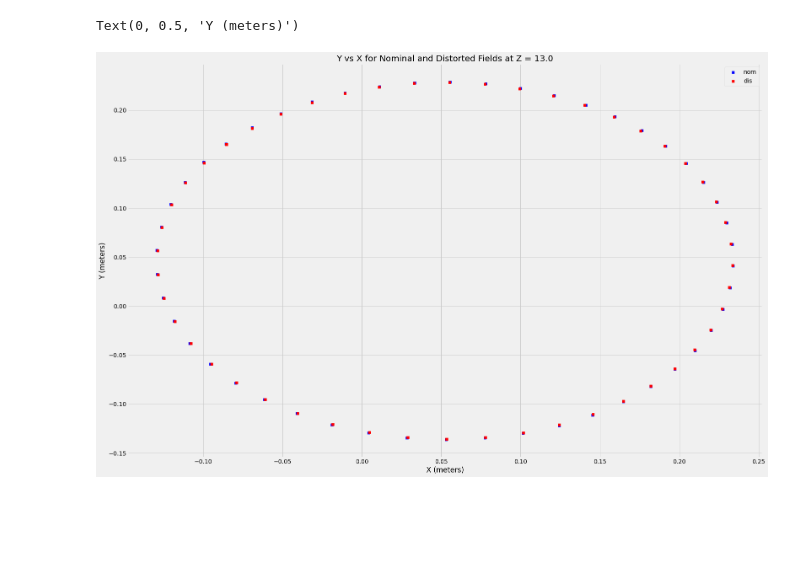
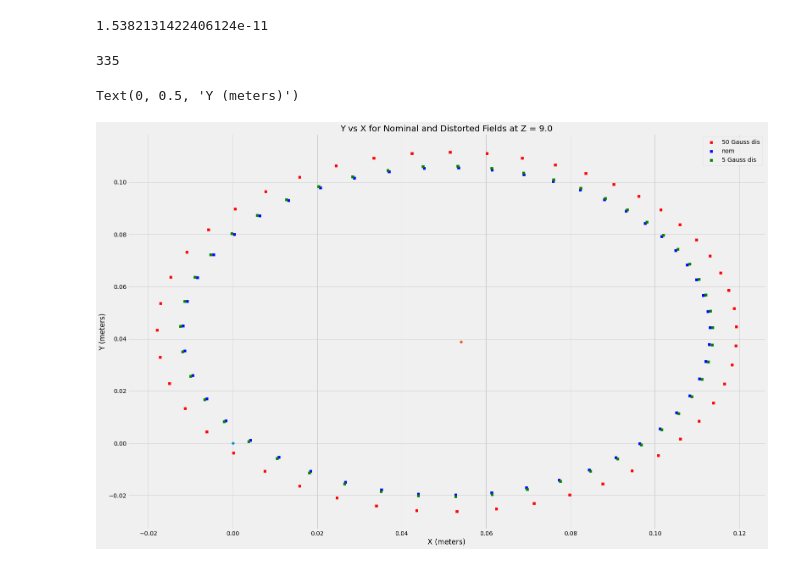
Before and after one commit to ckampa13/particle_EM_tracks, a Jupyter notebook: scripts/Darren/randomphi/Jupyter Notebooks/Readpkl(multipleparam).ipynb, the cells around one changed output. Cells and saved outputs as stored; diff of their text form; code cells hidden in the pictures; blank space fills up the shorter version.

```diff
--- a/scripts/Darren/randomphi/Jupyter Notebooks/Readpkl(multipleparam).ipynb
+++ b/scripts/Darren/randomphi/Jupyter Notebooks/Readpkl(multipleparam).ipynb
@@ -77,0 +152,13 @@ df
+# %%
+def gettimedifferences(phi, theta):
+    dfnew = df[(df['z']==13.0) & (np.isclose(df['theta'], theta, 1e-2)) & (df['field']==50.0) & (np.isclose(df['phi'], phi, 1e-2))]
+    dfnom = dfnew[dfnew['name']=='nom']
+    dfdis = dfnew[dfnew['name']=='dis']
+    return (dfnom['t'].values[0] - dfdis['t'].values[0])
+# %%
+np.unique(df['theta'])
+np.unique(df['field'])
+distances = []
+for phi in np.unique(df['phi']):
+    for theta in np.unique(df['theta'])[12:22]:
+        distances.append(gettimedifferences(phi, theta))
@@ -78,6 +180,21 @@ df
+# %%
+np.mean(distances)
+# %% [output]
+1.5382131422406124e-11
+# %%
+pos = []
+neg = []
+for distance in distances:
+    if distance > 0:
+        pos.append(distance)
+    if distance < 0:
+        neg.append(distance)
+len(pos)
+# %% [output]
+335
 # %%
-def restructure(df, z):
-    olddf = df[(np.isclose(df['theta'], np.pi/6, 1e-1))&(df['field'] == 5.0)&(df['z']==z)]
+def restructure(df, z, fieldval, thetaval):
+    olddf = df[(np.isclose(df['theta'], thetaval, 1e-3))&(df['field'] == fieldval)&(df['z']==z)]
 
     nomdata = []
     disdata = []
@@ -120,15 +237,25 @@ def restructure(df, z):
     return (uniquez, zval, fieldval, thetaval, nomphis, nomxs, nomys, nomrs, disphis, disxs, disys, disrs)
 # %%
 uniquez, zval, fieldval, thetaval, nomphis, nomxs, nomys, nomrs, disphis, \
-disxs, disys, disrs = restructure(df, 13)
+disxs, disys, disrs = restructure(df, 9, 50.0, 0.76936963)
+
+uniquez2, zval2, fieldval2, thetaval2, nomphis2, nomxs2, nomys2, nomrs2, disphis2, \
+disxs2, disys2, disrs2 = restructure(df, 9, 5.0, 0.76936963)
 # %%
 fig1 = plt.figure()
-plt.scatter(nomxs, nomys, c='b', marker='s', label='nom')
-plt.scatter(disxs, disys, c='r', marker='s', label='dis')
+#plt.scatter(nomxs, nomys, c='b', marker='s', label='nom')
+plt.scatter(disxs, disys, c='r', marker='s', label='50 Gauss dis')
+
+plt.scatter(nomxs2, nomys2, c='b', marker='s', label='nom')
+plt.scatter(disxs2, disys2, c='g', marker='s', label='5 Gauss dis')
+
+plt.scatter(0, 0)
+plt.scatter(0.054094482, 0.03873037)
+
 plt.title(f'Y vs X for Nominal and Distorted Fields at Z = {zval}')
 plt.legend(loc='upper right')
 plt.xlabel("X (meters)")
 plt.ylabel("Y (meters)")
 # %% [output]
 Text(0, 0.5, 'Y (meters)')
-[figure, old version]
+[figure, new version]
```
Also changed, not shown: parts of 17 cells of this notebook, 2 other files.
